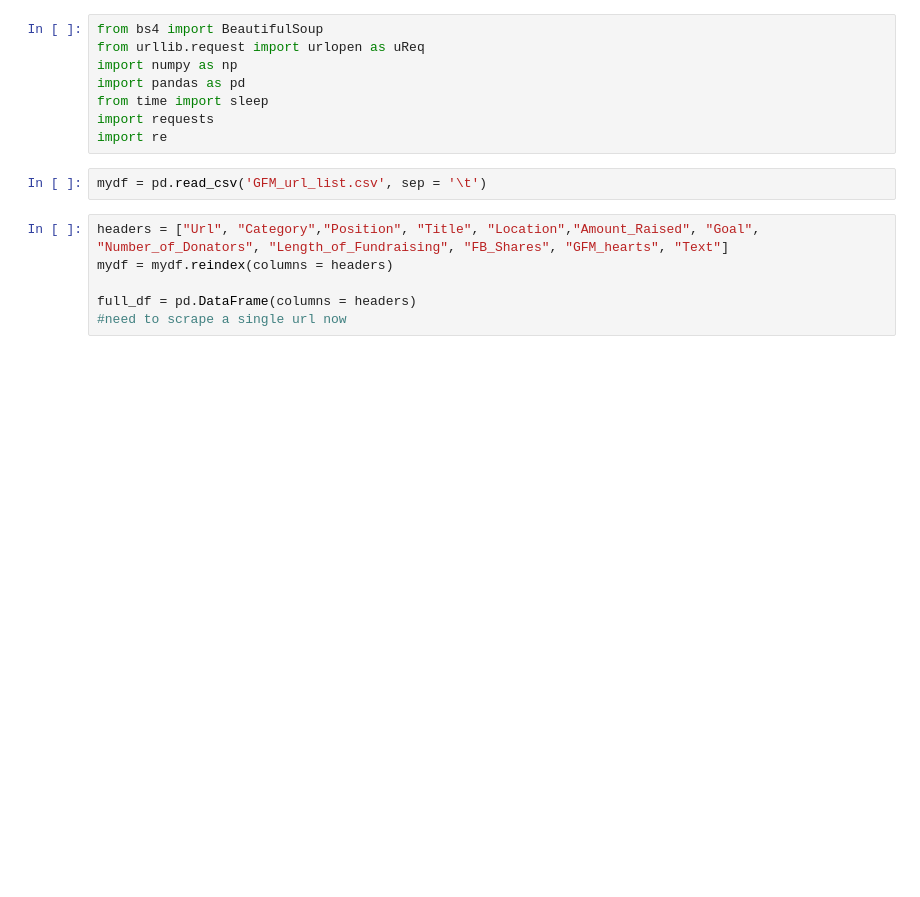
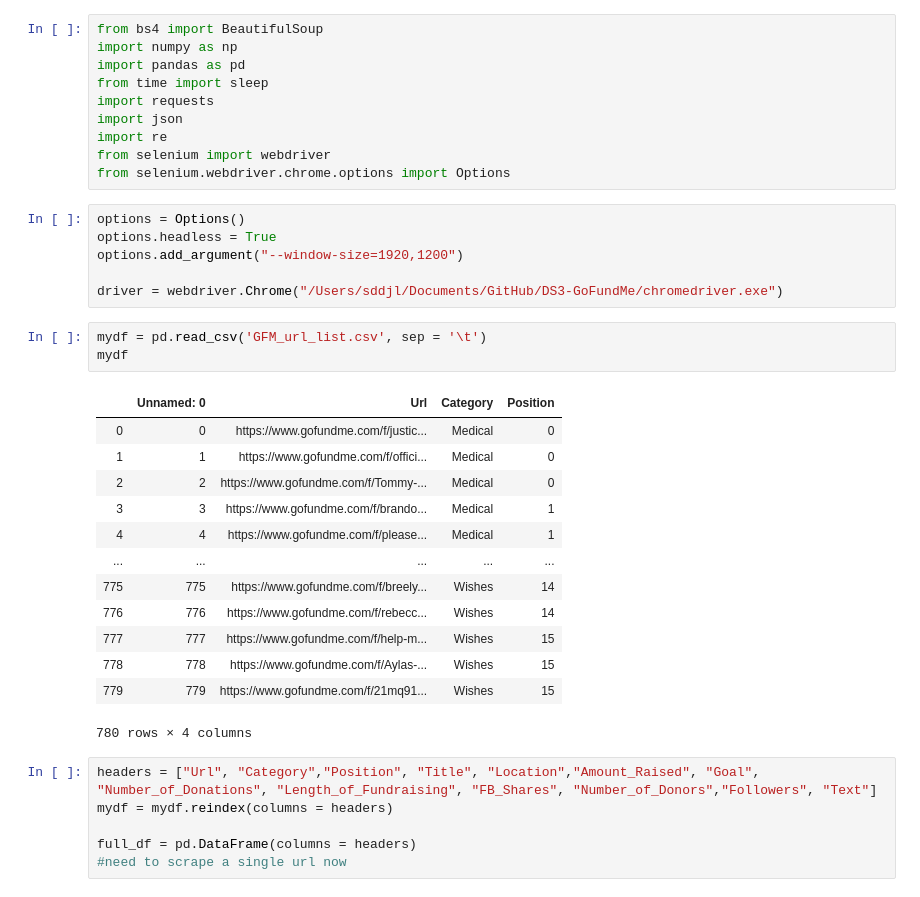
Before and after one commit to djleung/DS3-GoFundMe, a Jupyter notebook: GoFundMe Scrape Data.ipynb, the cells around one changed output. Drawn from its saved outputs; the diff is of its cells as text; blank space fills up the shorter version.

```diff
--- a/GoFundMe Scrape Data.ipynb
+++ b/GoFundMe Scrape Data.ipynb
@@ -1,15 +1,38 @@
 # %%
 from bs4 import BeautifulSoup
-from urllib.request import urlopen as uReq
 import numpy as np
 import pandas as pd
 from time import sleep
 import requests
+import json
 import re
+from selenium import webdriver
+from selenium.webdriver.chrome.options import Options
+# %%
+options = Options()
+options.headless = True
+options.add_argument("--window-size=1920,1200")
+
+driver = webdriver.Chrome("/Users/sddjl/Documents/GitHub/DS3-GoFundMe/chromedriver.exe")
 # %%
 mydf = pd.read_csv('GFM_url_list.csv', sep = '\t')
+mydf
+# %% [output]
+|  | Unnamed: 0 | Url | Category | Position |
+| 0 | 0 | https://www.gofundme.com/f/justic... | Medical | 0 |
+| 1 | 1 | https://www.gofundme.com/f/offici... | Medical | 0 |
+| 2 | 2 | https://www.gofundme.com/f/Tommy-... | Medical | 0 |
+| 3 | 3 | https://www.gofundme.com/f/brando... | Medical | 1 |
+| 4 | 4 | https://www.gofundme.com/f/please... | Medical | 1 |
+| ... | ... | ... | ... | ... |
+| 775 | 775 | https://www.gofundme.com/f/breely... | Wishes | 14 |
+| 776 | 776 | https://www.gofundme.com/f/rebecc... | Wishes | 14 |
+| 777 | 777 | https://www.gofundme.com/f/help-m... | Wishes | 15 |
+| 778 | 778 | https://www.gofundme.com/f/Aylas-... | Wishes | 15 |
+| 779 | 779 | https://www.gofundme.com/f/21mq91... | Wishes | 15 |
+780 rows × 4 columns
 # %%
-headers = ["Url", "Category","Position", "Title", "Location","Amount_Raised", "Goal", "Number_of_Donators", "Length_of_Fundraising", "FB_Shares", "GFM_hearts", "Text"]
+headers = ["Url", "Category","Position", "Title", "Location","Amount_Raised", "Goal", "Number_of_Donations", "Length_of_Fundraising", "FB_Shares", "Number_of_Donors","Followers", "Text"]
 mydf = mydf.reindex(columns = headers)
 
 full_df = pd.DataFrame(columns = headers)
```
Also changed, not shown: parts of 14 cells of this notebook, 8 other files.
